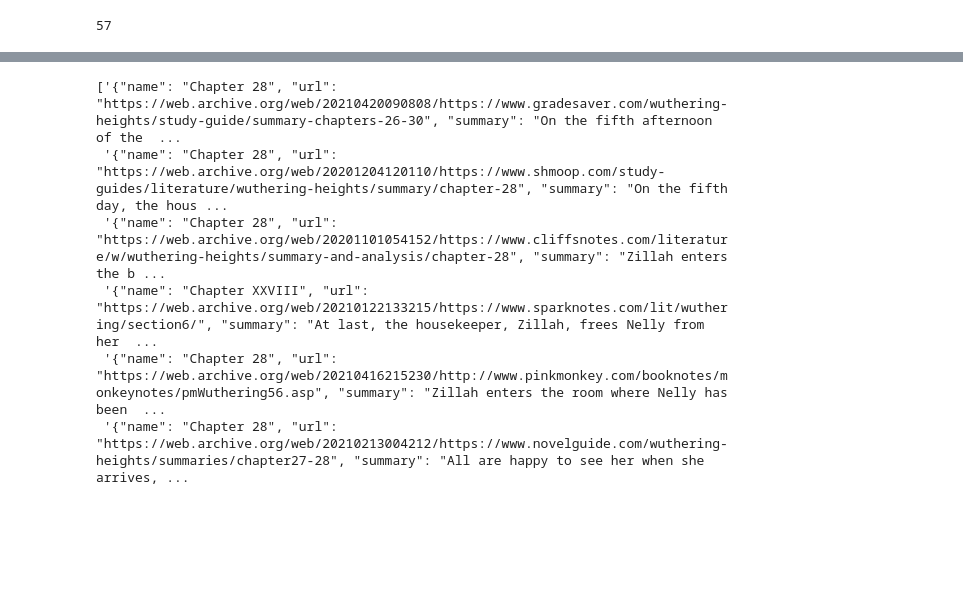
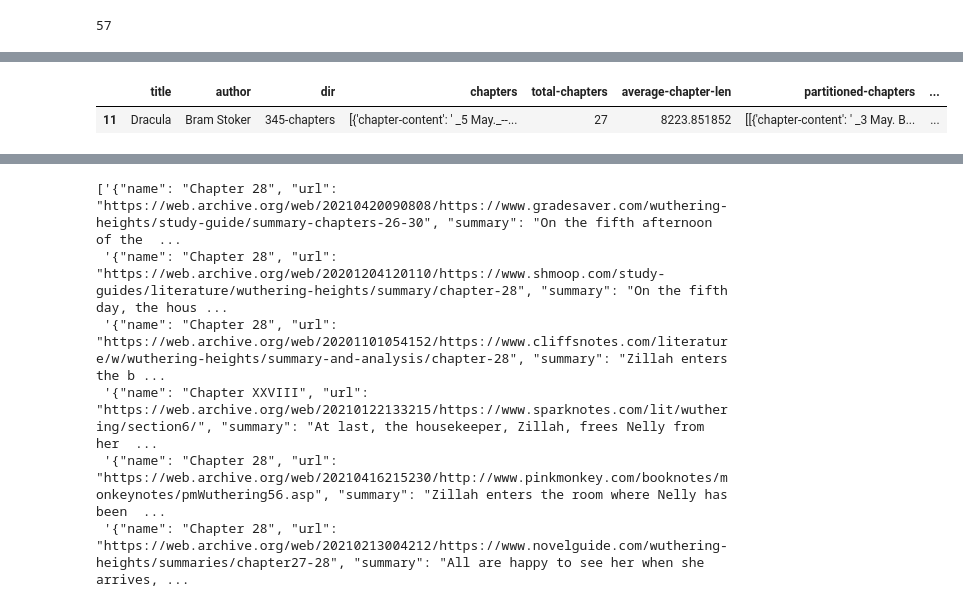
Before and after one commit to Lenguist/long-doc-summ, a Jupyter notebook: sample-booksum.ipynb, the cells around one changed output, grey strips where cells are left out. Drawn from its saved outputs; the diff is of its cells as text; code cells hidden in the pictures; blank space fills up the shorter version.

```diff
--- a/sample-booksum.ipynb
+++ b/sample-booksum.ipynb
@@ -267,0 +275,5 @@ print(len(eligible_books))
+# %%
+sample_df[sample_df["title"]=="Dracula"]
+# %% [output]
+|  | title | author | dir | chapters | total-chapters | average-chapter-len | partitioned-chapters | ... |
+| 11 | Dracula | Bram Stoker | 345-chapters | [{'chapter-content': ' _5 May._--... | 27 | 8223.851852 | [[{'chapter-content': ' _3 May. B... | ... |
```
Also changed, not shown: parts of 27 cells of this notebook, 58 other files.
